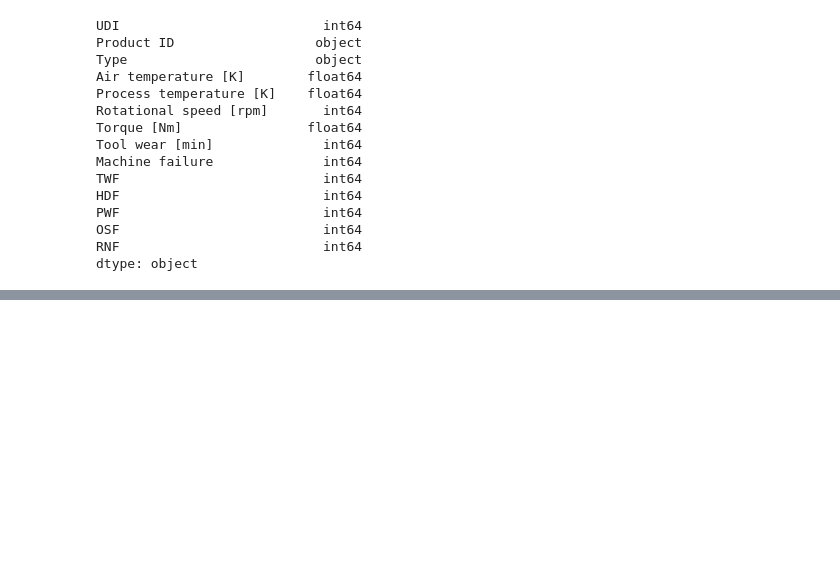
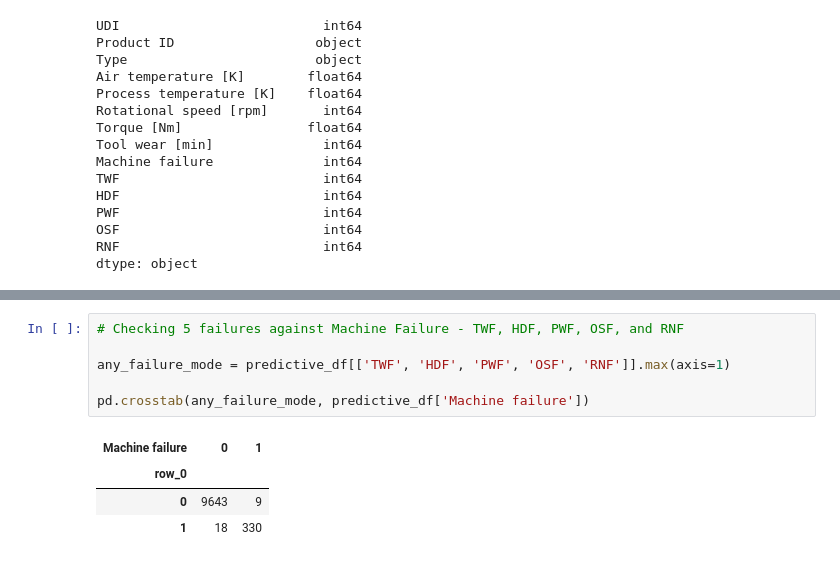
Before and after one commit to Praful-Chunchu/cnc-shop-predictive-maintenance-, a Jupyter notebook: notebooks/01_eda.ipynb, the cells around one changed output, grey strips where cells are left out. Drawn from its saved outputs; the diff is of its cells as text; blank space fills up the shorter version.

```diff
--- a/notebooks/01_eda.ipynb
+++ b/notebooks/01_eda.ipynb
@@ -66,0 +96,11 @@ dtype: object
+# %%
+# Checking 5 failures against Machine Failure - TWF, HDF, PWF, OSF, and RNF
+
+any_failure_mode = predictive_df[['TWF', 'HDF', 'PWF', 'OSF', 'RNF']].max(axis=1)
+
+pd.crosstab(any_failure_mode, predictive_df['Machine failure'])
+# %% [output]
+| Machine failure | 0 | 1 |
+| row_0 |  |  |
+| 0 | 9643 | 9 |
+| 1 | 18 | 330 |
```
Also changed, not shown: parts of 17 cells of this notebook, 1 other file.
